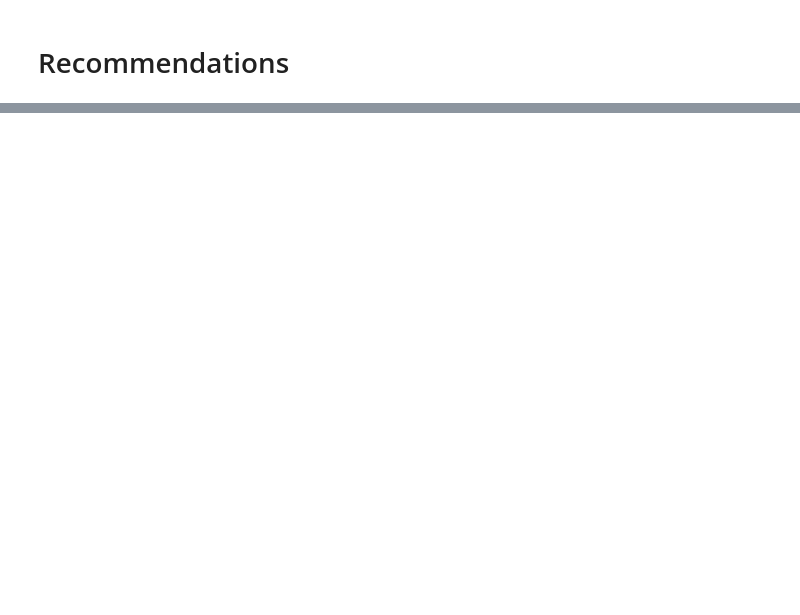
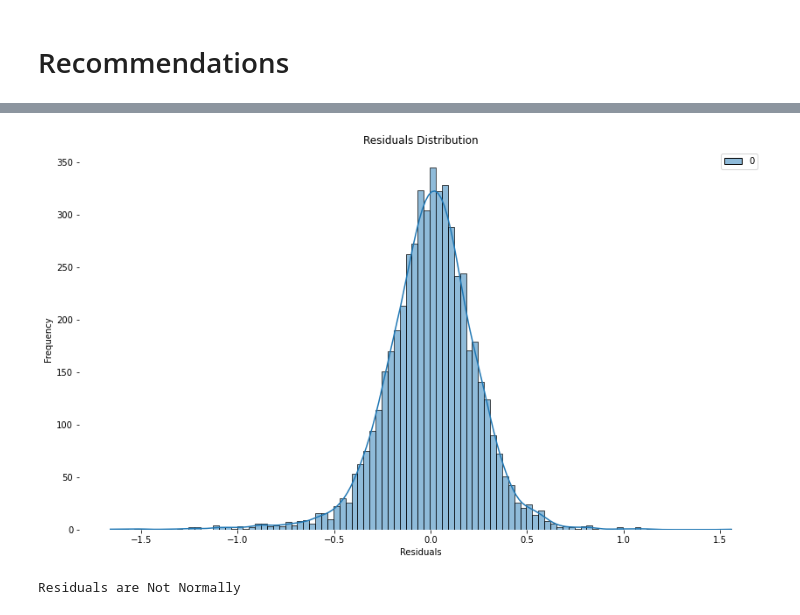
Before and after one commit to MahmoudAdel-hub/UK_Cars, a Jupyter notebook: Cars.ipynb, the cells around one changed output, grey strips where cells are left out. Saved outputs shown, nothing was run; the diff lists cells and outputs as text; code cells hidden in the pictures; blank space fills up the shorter version.

```diff
--- a/Cars.ipynb
+++ b/Cars.ipynb
@@ -845,0 +907,8 @@ plt.show()
+# %%
+import numpy as np
+
+def freedman_diaconis_bins(data):
+    iqr = np.percentile(data, 75) - np.percentile(data, 25)
+    h = 2 * iqr / (len(data) ** (1/3))
+    n_bins = int(np.ceil((max(data) - min(data)) / h))
+    return n_bins
@@ -845,0 +975,18 @@ plt.show()
+# %%
+QT = QuantileTransformer(output_distribution='normal',random_state=0)
+RS = RobustScaler()
+New_y_train = RS.fit_transform(QT.fit_transform(np.array(y_train).reshape(-1,1)))
+# %%
+ct = ColumnTransformer([
+    ('Cat', OneHotEncoder(min_frequency=2), X.select_dtypes(include='O').columns),
+    ('Num', RobustScaler(), X.select_dtypes(include=[float,int]).drop(columns='year').columns)
+])
+
+# define pipeline with ColumnTransformer and LinearRegression
+pipe = Pipeline([
+    ('preprocessor', ct),
+    ('regressor', LinearRegression())
+])
+
+# fit pipeline to data
+pipe.fit(X_train, New_y_train)
@@ -845,0 +1001,20 @@ plt.show()
+# %%
+residuals = New_y_train - pipe.predict(X_train)
+# %%
+fig ,ax = plt.subplots(figsize=(14,8))
+sns.histplot(residuals,bins=freedman_diaconis_bins(residuals),kde=True,ax=ax)
+plt.box(False)
+plt.xlabel('Residuals')
+plt.ylabel('Frequency')
+plt.title('Residuals Distribution')
+plt.show()
+# %% [output]
+[figure, added]
+# %%
+stats ,p = shapiro(residuals)
+if p < 0.01:
+    print('Residuals are Not Normally')
+else :
+    print('Residuals are Normally')
+# %% [output]
+Residuals are Not Normally
```
Also changed, not shown: parts of 102 cells of this notebook.
